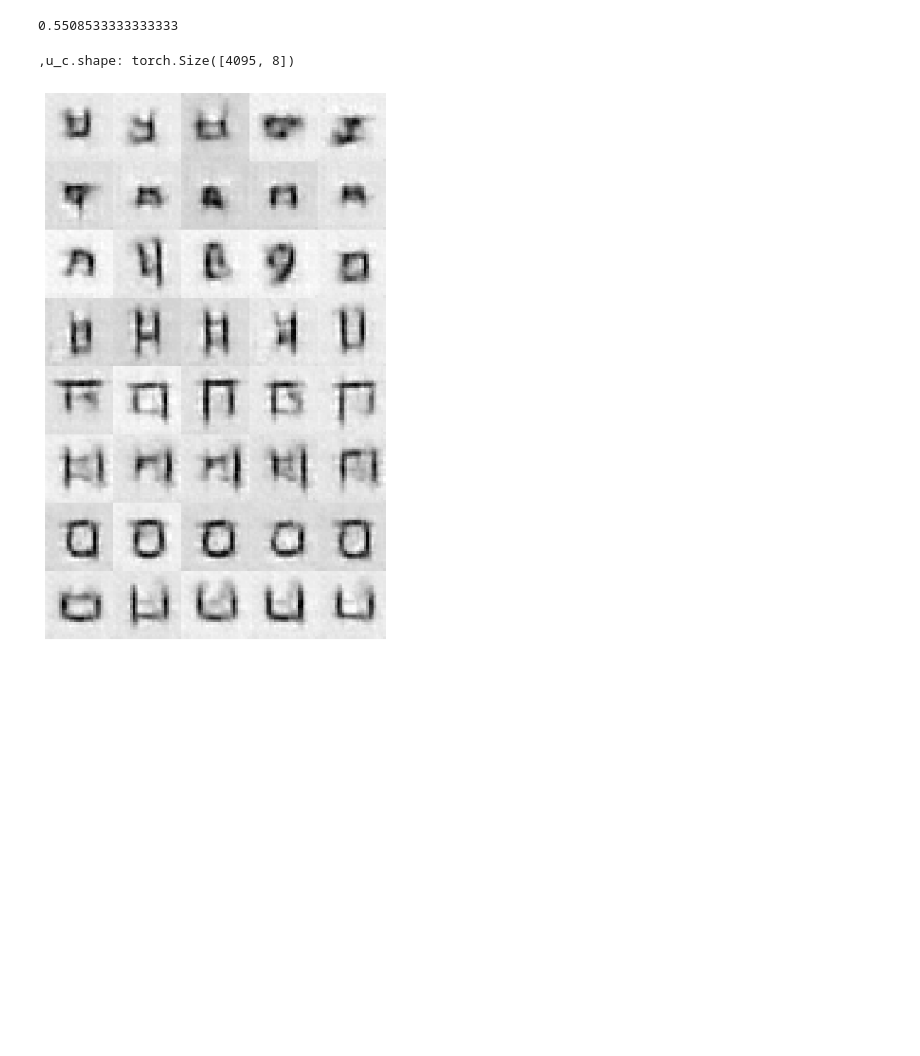
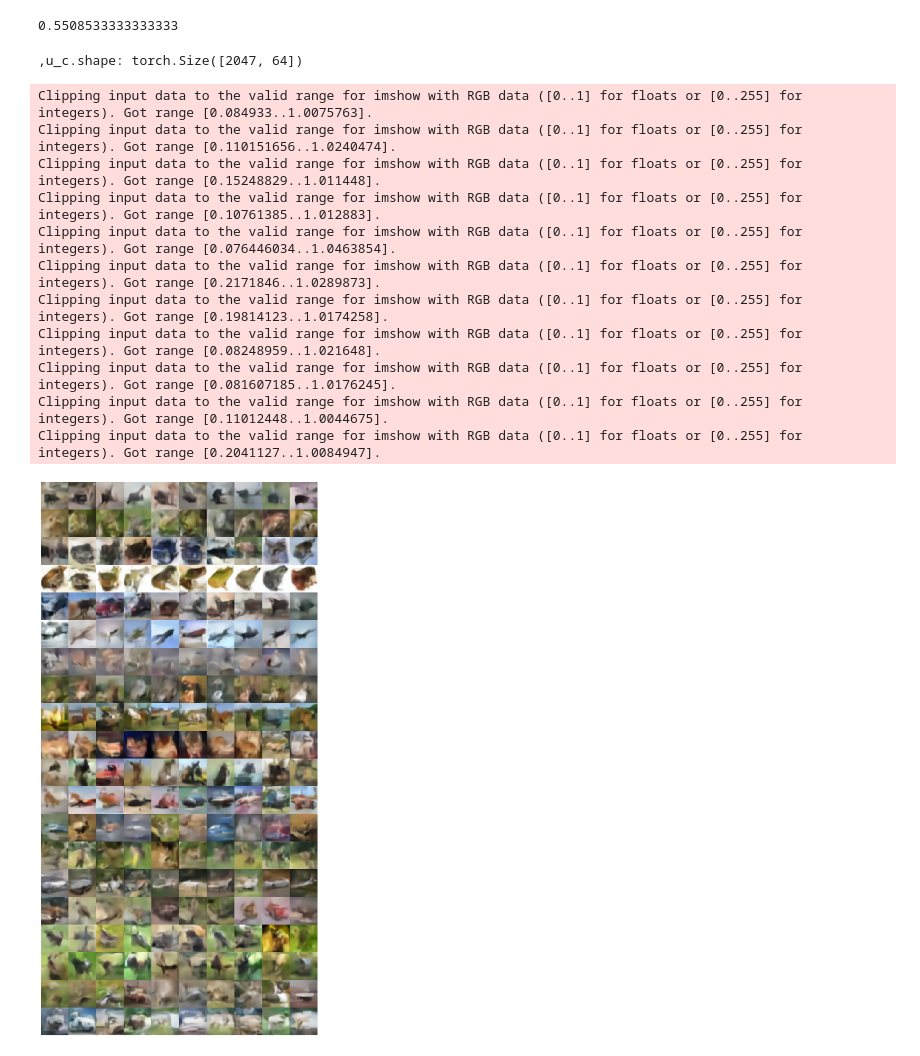
Before and after one commit to Teachable-AI-Lab/unsupervised-prototypes, a Jupyter notebook: testing.ipynb, the cells around one changed output. Saved outputs shown, nothing was run; the diff lists cells and outputs as text; code cells hidden in the pictures; blank space fills up the shorter version.

```diff
--- a/testing.ipynb
+++ b/testing.ipynb
@@ -45,19 +32,20 @@ Generating 1000 episodes per epoch.
 device = torch.device('cuda' if torch.cuda.is_available() else 'cpu')
 # device = 'cpu'
 # %%
-n_layers=11
+n_layers=10
 model = DeepTaxonNet(
     n_layers=n_layers,
-    enc_hidden_dim=32*3*3,
-    dec_hidden_dim=(32,3,3),
+    enc_hidden_dim=128*1*1,
+    dec_hidden_dim=(128,1,1),
     input_dim=1*28*28,
-    latent_dim=8,
-    encoder_name='mnist',
-    decoder_name='mnist',
+    latent_dim=10,
+    encoder_name='omniglot',
+    decoder_name='omniglot',
     kl1_weight=1
 ).to(device)
 path = '/nethome/zwang910/file_storage/nips-2025/deep-taxon/project-checkin/'
-run = 'vade-11-reg-3/'
+# run = 'vade-10-rec-10-reg-1.2-cifar/'
+run = 'vade-10-rec-5-reg-1.2-fmnist/'
 # run = 'vade-11-reg-1-fmnist/'
 checkpoint = 'deep_taxon_280.pt'
 model.load_state_dict(torch.load(f'{path}{run}{checkpoint}'))
@@ -78,10 +88,10 @@ utils.testing_few_shot(model, test_loader, device)
 Few-shot accuracy: 0.5509
 0.5508533333333333
 # %%
-offset = 80
-layer = 11
-n_examples = 5
-subset_len = 8
+offset = 60
+layer = 10
+n_examples = 10
+subset_len = 20
 
 pi, mu_c, logvar_c, H, alphas, dkl_list = model.gmm_params()
 print(',u_c.shape:', mu_c.shape)
@@ -107,32 +117,43 @@ fig, axes = plt.subplots(n_clusters, n_examples, figsize=(n_examples, n_clusters
 # Force the axes array to be 2D.
 if n_clusters == 1 and n_examples == 1:
     axes = np.array([[axes]])
 elif n_clusters == 1:
     axes = np.expand_dims(axes, axis=0)
 elif n_examples == 1:
     axes = np.expand_dims(axes, axis=1)
 
 # Loop over clusters and examples to display each generated image.
 for i in range(n_clusters):
     for j in range(n_examples):
         ax = axes[i, j]
         img = x[i, j]
         # If the image is grayscale (1 channel), remove the extra dimension.
         if img.shape[0] == 1:
             img = img.squeeze(0)
             ax.imshow(img, cmap='gray')
         else:
             # For color images, convert from (C, H, W) to (H, W, C)
             # img = np.transpose(img, (1, 2, 0))
             # print(f"img shape: {img.shape}")
             # print(f"img shape: {img.shape}")
             ax.imshow(img.transpose(1, 2, 0))
         ax.axis("off")  # Remove axis ticks and labels
 
 # Remove spacing between subplots.
 plt.subplots_adjust(wspace=0, hspace=0, left=0, right=1, top=1, bottom=0)
 # return fig
 plt.show()
 # %% [output]
-,u_c.shape: torch.Size([4095, 8])
+,u_c.shape: torch.Size([2047, 64])
+Clipping input data to the valid range for imshow with RGB data ([0..1] for floats or [0..255] for integers). Got range [0.084933..1.0075763].
+Clipping input data to the valid range for imshow with RGB data ([0..1] for floats or [0..255] for integers). Got range [0.110151656..1.0240474].
+Clipping input data to the valid range for imshow with RGB data ([0..1] for floats or [0..255] for integers). Got range [0.15248829..1.011448].
+Clipping input data to the valid range for imshow with RGB data ([0..1] for floats or [0..255] for integers). Got range [0.10761385..1.012883].
+Clipping input data to the valid range for imshow with RGB data ([0..1] for floats or [0..255] for integers). Got range [0.076446034..1.0463854].
+Clipping input data to the valid range for imshow with RGB data ([0..1] for floats or [0..255] for integers). Got range [0.2171846..1.0289873].
+Clipping input data to the valid range for imshow with RGB data ([0..1] for floats or [0..255] for integers). Got range [0.19814123..1.0174258].
+Clipping input data to the valid range for imshow with RGB data ([0..1] for floats or [0..255] for integers). Got range [0.08248959..1.021648].
+Clipping input data to the valid range for imshow with RGB data ([0..1] for floats or [0..255] for integers). Got range [0.081607185..1.0176245].
+Clipping input data to the valid range for imshow with RGB data ([0..1] for floats or [0..255] for integers). Got range [0.11012448..1.0044675].
+Clipping input data to the valid range for imshow with RGB data ([0..1] for floats or [0..255] for integers). Got range [0.2041127..1.0084947].
-[figure, old version]
+[figure, new version]
```
Also changed, not shown: parts of 6 cells of this notebook, 17 other files.
